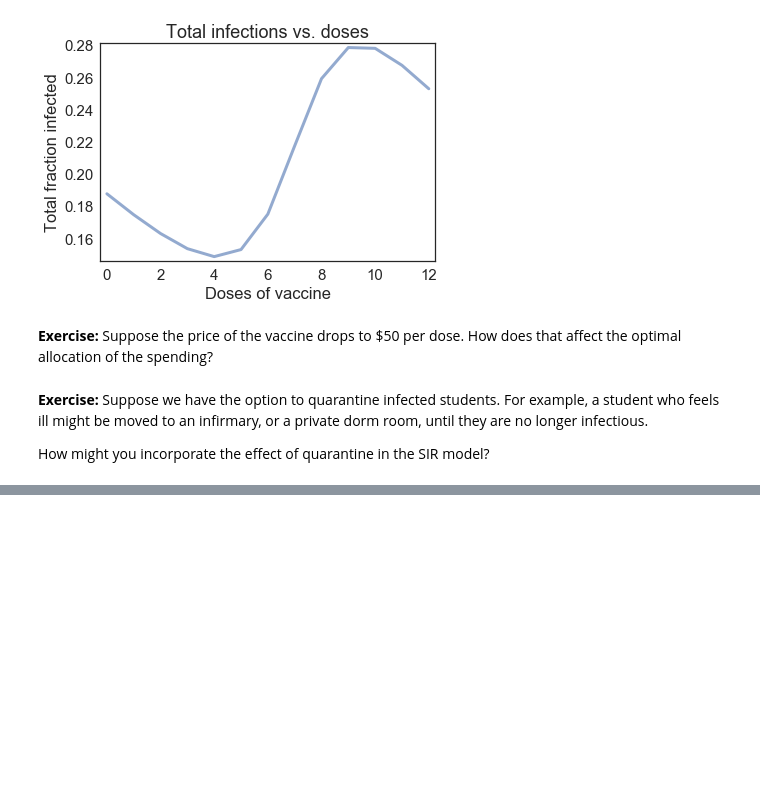
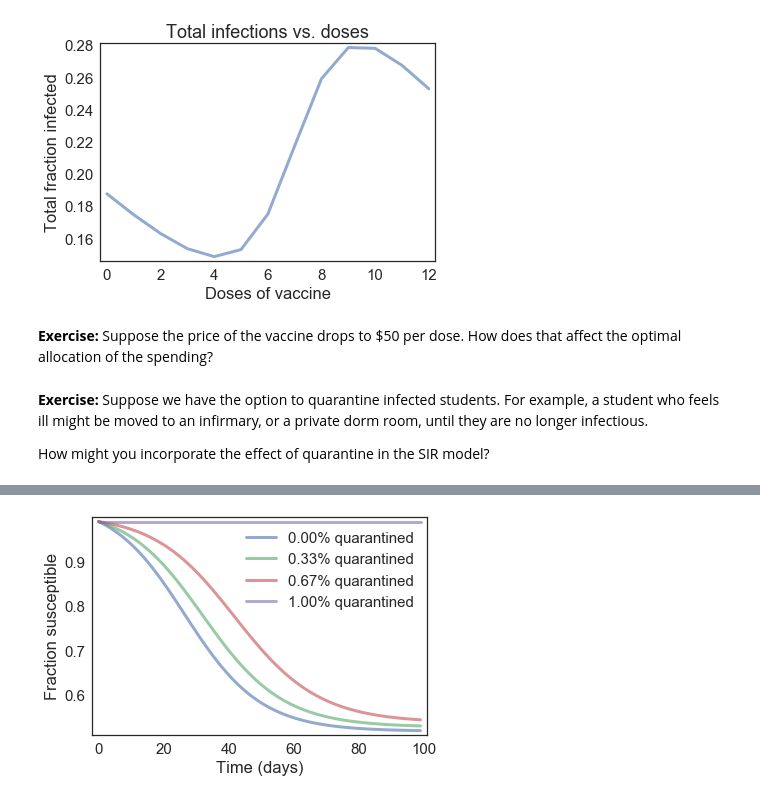
Before and after one commit to minhkhang1795/ModSimPy, a Jupyter notebook: code/chap05mine.ipynb, the cells around one changed output, grey strips where cells are left out. Saved outputs shown, nothing was run; the diff lists cells and outputs as text; code cells hidden in the pictures; blank space fills up the shorter version.

```diff
--- a/code/chap05mine.ipynb
+++ b/code/chap05mine.ipynb
@@ -742,0 +744,63 @@ Saving figure to file chap05-fig06.pdf
+# %%
+# We can do that by add_quaratine function below:
+def update1(state, system):
+    """Update the SIR model.
+
+    state: State with variables S, I, R
+    system: System with beta and gamma
+
+    returns: State object
+    """
+    s, i, r = state
+
+    infected = system.beta * i * s
+    recovered = system.gamma * i
+
+    s -= infected
+    i += infected - recovered
+    r += recovered
+
+    return State(S=s, I=i, R=r)
+
+def run_simulation(system, update_func):
+    """Runs a simulation of the system.
+
+    Add a DataFrame to the System: results
+
+    system: System object
+    update_func: function that updates state
+    """
+    frame = DataFrame(columns=system.init.index)
+    frame.loc[system.t0] = system.init
+
+    for t in linrange(system.t0, system.t_end):
+        frame.loc[t+1] = update_func(frame.loc[t], system)
+
+    system.results = frame
+
+def add_quarantine(system, fraction):
+    """Quarantine a fraction of the infected.
+
+    Moves the given fraction from I to R.
+
+    system: System object
+    fraction: number from 0 to 1
+    """
+    quarantine = system.init.I * fraction
+    system.init.I -= quarantine
+    system.init.R += quarantine
+
+def sweep_quarantine(fraction_array):
+    for fraction in fraction_array:
+        system = make_system(beta, gamma)
+        add_quarantine(system, fraction)
+        run_simulation(system, update1)
+        label = '%.2f%% quarantined' % fraction
+        plot(system.results.S, label=label)
+
+fraction_array = linspace(0, 1, 4)
+sweep_quarantine(fraction_array)
+decorate(xlabel='Time (days)',
+         ylabel='Fraction susceptible')
+# %% [output]
+[figure, added]
```
Also changed, not shown: parts of 5 cells of this notebook, 6 other files.
